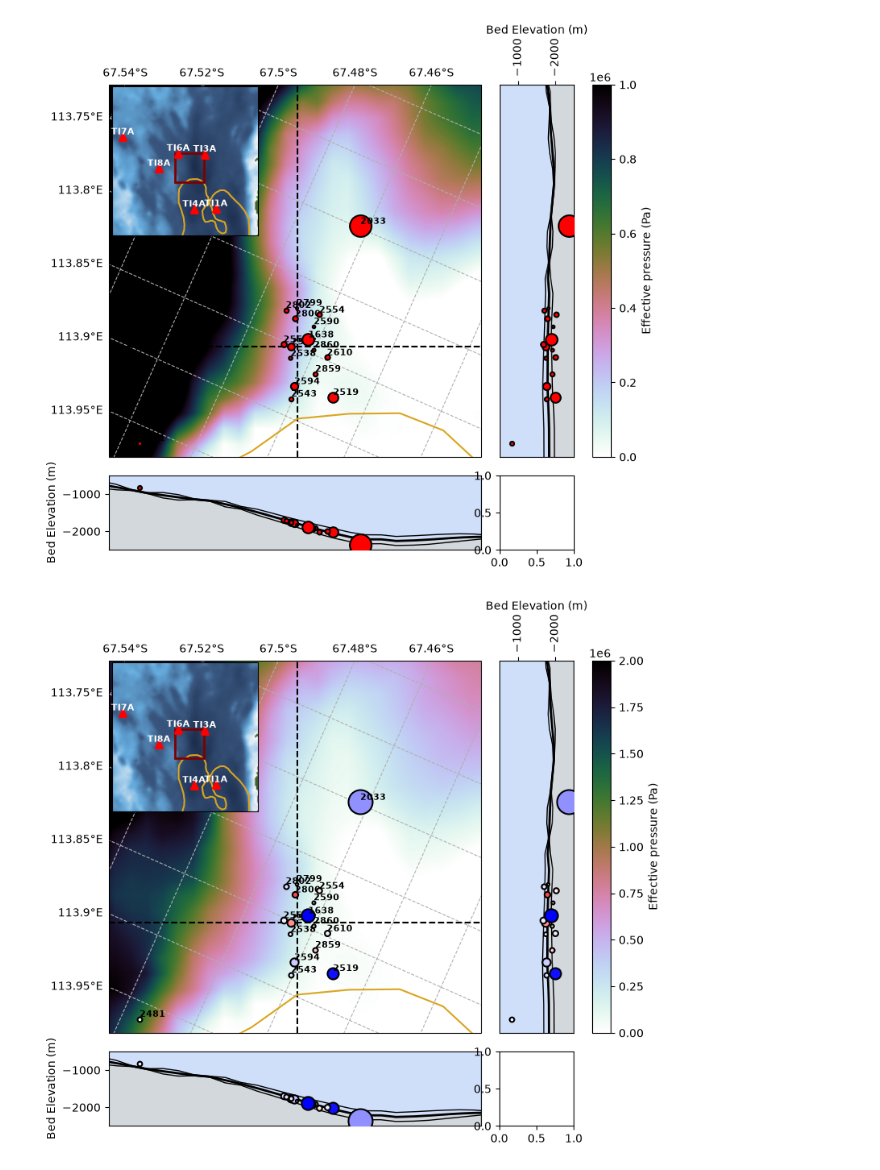
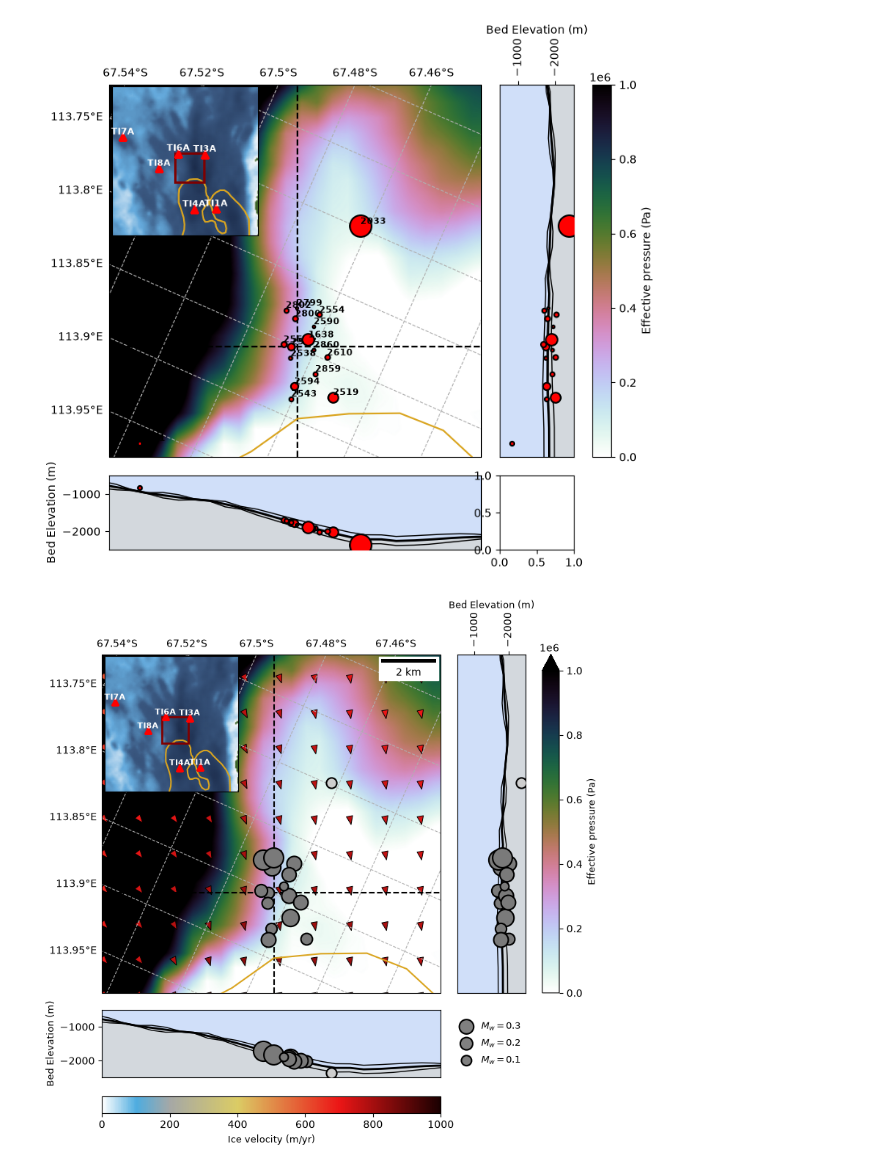
Before and after one commit to JMagyar15/totten-analysis, a Jupyter notebook: event_locations.ipynb, the cells around one changed output. Drawn from its saved outputs; the diff is of its cells as text; code cells hidden in the pictures.

Commit message:
updated plots

```diff
--- a/event_locations.ipynb
+++ b/event_locations.ipynb
@@ -101,6 +102,8 @@ grounding_zone = directory + 'Antarctic_GZ_2018_v01.0.shp'
 hydrology_file = directory + 'hydrology_outputs_ll.nc'
 hydrology_data = xr.open_dataset(hydrology_file, engine="netcdf4")
 
+ice_velocity_file = directory + 'antarctica_ice_velocity_450m_v2.nc'
+vel_data = xr.open_dataset(ice_velocity_file, engine="netcdf4")
 
 xmin = 2.2615e6
 xmax = 2.2735e6
@@ -116,7 +119,8 @@ ylin = np.mgrid[ymin:ymax:resolution]
 bed_grid = xr.Dataset(coords=dict(x=("x", xlin),y=("y", ylin)))
 bedmap_interp = bedmap3.interp_like(bed_grid)
 hydro_interp = hydrology_data.interp_like(bed_grid)
-bed_grid = bed_grid.assign(dict(bed_topography = bedmap_interp.bed_topography,bed_uncertainty = bedmap_interp.bed_uncertainty,effective_pressure=hydro_interp.effective_pressure))
+vel_interp = vel_data.interp_like(bed_grid)
+bed_grid = bed_grid.assign(dict(bed_topography = bedmap_interp.bed_topography,effective_pressure=hydro_interp.effective_pressure,sheet_thickness=hydro_interp.sheet_thickness,bed_uncertainty=bedmap_interp.bed_uncertainty,velX=vel_interp.VX,velY=vel_interp.VY))
 # %%
 grounding_zone_data = shpreader.Reader(grounding_zone)
 
@@ -474,7 +478,20 @@ def cb_map(val,cb_min,cb_max):
     return mapped
 
 cmap_sign = plt.colormaps.get_cmap('bwr')
+# %%
+moment_mags = chunk.load_csv(c_path,'moment_magnitude')
+temp_cat.attributes['Mw'] = moment_mags['Mw']
+temp_cat.attributes['M0'] = moment_mags['M0']
+groups = temp_cat.group_split()
+up_group = groups[2033]
+groups.pop(2033) #upstream group
+groups.pop(2481) #group the could not be located
+down_groups = list(groups.values())[0]
+for i in range(1,len(groups)):
+    down_groups += list(groups.values())[i]
 # %%
+greys = plt.colormaps.get_cmap('Greys')
+
 fig = plt.figure(figsize=(6,6))
 
 ne_ax = fig.add_subplot(111,projection = ccrs.SouthPolarStereo())
@@ -490,7 +507,7 @@ ne_ax.add_geometries(up_xy, crs=ccrs.epsg(3031), facecolor="none", edgecolor="go
 ep = bed_grid.effective_pressure.values
 ep[ep<=0.0] = -2e5
 
-pc_ep = ne_ax.pcolormesh(xlin,ylin,ep.T,cmap='cubehelix_r',vmin=0,vmax=2e6,shading='gouraud',transform=stereo,rasterized=True)
+pc_ep = ne_ax.pcolormesh(xlin,ylin,ep.T,cmap='cubehelix_r',vmin=0,vmax=1e6,shading='gouraud',transform=stereo,rasterized=True)
 
 skip = 50
 
@@ -499,19 +516,19 @@ XYT = ne_ax.projection.transform_points(stereo,X,Y)
 X1 = XYT[:,:,0]
 Y1 = XYT[:,:,1]
 
-#U = bed_grid.velX.values[::skip, ::skip]
-#V = bed_grid.velY.values[::skip, ::skip]
+U = bed_grid.velX.values[::skip, ::skip]
+V = bed_grid.velY.values[::skip, ::skip]
 
-#mag = np.sqrt(U**2 + V**2)
+mag = np.sqrt(U**2 + V**2)
 
-# Uhat = U / mag
-# Vhat = V / mag
+Uhat = U / mag
+Vhat = V / mag
 
-# Uhat[mag <= 50] = np.nan
-# Vhat[mag <= 50] = np.nan
+Uhat[mag <= 50] = np.nan
+Vhat[mag <= 50] = np.nan
 
 
-# ne_ax.quiver(X1,Y1,Uhat,Vhat,mag,cmap=vel_cmap,scale=40,headwidth=6,headlength=8,headaxislength=8,edgecolor='black',linewidth=0.7,norm=Normalize(vmin=0,vmax=1000))
+ne_ax.quiver(X1,Y1,Uhat,Vhat,mag,cmap=vel_cmap,scale=40,headwidth=6,headlength=8,headaxislength=8,edgecolor='black',linewidth=0.7,norm=Normalize(vmin=0,vmax=1000))
 
 ne_ax.set_aspect('equal')
 
@@ -520,7 +537,9 @@ y_tot = 0.0
 
 n = 0
 
-for clust_num in groups.keys():
+groups = temp_cat.group_split()
+
+for clust_num, cat in groups.items():
 
     try:
         gamma_xr = xr.load_dataset(os.path.join(m_path,'misfit_surface_'+str(clust_num)+'.nc'))
@@ -541,13 +560,22 @@ for clust_num in groups.keys():
     x_tot += x_loc
     y_tot += y_loc
 
-    size = gamma_xr.N / 4
-    #size = 50
+    #size = gamma_xr.N / 4
+    #size = 100
 
-    color = cmap_sign(cb_map(group_skew[clust_num],-1,1))
+    size = 500 * np.mean(cat.attributes['Mw']) + 50
+
+    if clust_num in down_groups.group_split().keys():
+        color = greys(0.6)
+    elif clust_num in up_group.group_split().keys():
+        color = greys(0.3)
+    else:
+        continue
+
+    #color = cmap_sign(cb_map(group_skew[clust_num],-1,1))
 
     ne_ax.scatter(x_loc,y_loc,marker='o',s=size,zorder=5,c=color,edgecolors='black',linewidths=1.5,transform=stereo)
-    ne_ax.annotate(str(clust_num),(x_loc,y_loc),c='black',weight='bold',zorder=5,size=8,transform=stereo,va='bottom')
+    #ne_ax.annotate(str(clust_num),(x_loc,y_loc),c='black',weight='bold',zorder=5,size=8,transform=stereo,va='bottom')
 
 
     x_proj = ccrs.SouthPolarStereo().transform_points(ccrs.epsg(3031),xlin,np.full_like(xlin,y_loc))[:,0]
@@ -610,61 +638,63 @@ nz_ax.tick_params(axis='x', labelrotation=90)
 
 nz_ax.xaxis.set_ticks_position('top')
 
-ez_ax.set_ylabel('Bed Elevation (m)')
-nz_ax.set_xlabel('Bed Elevation (m)')
+ez_ax.set_ylabel('Bed Elevation (m)',fontsize=9)
+nz_ax.set_xlabel('Bed Elevation (m)',fontsize=9)
 
 nz_ax.xaxis.set_label_position('top')
 
 cb_ax = ne_ax.inset_axes(bounds = [1.3,0,0.05,1],transform=ne_ax.transAxes)
-clb = fig.colorbar(pc_ep, cax = cb_ax)
-clb.set_label('Effective pressure (Pa)')
+clb = fig.colorbar(pc_ep, cax = cb_ax,extend='max')
+clb.set_label('Effective pressure (Pa)',fontsize=9)
 
-# cb_ax2 = ne_ax.inset_axes(bounds = [0,-0.355,1,0.05],transform=ne_ax.transAxes)
-# clb = fig.colorbar(plt.cm.ScalarMappable(plt.Normalize(0,1000),cmap=vel_cmap), cax = cb_ax2,orientation='horizontal')
-# clb.set_label('Ice velocity (m/yr)')
+cb_ax2 = ne_ax.inset_axes(bounds = [0,-0.355,1,0.05],transform=ne_ax.transAxes)
+clb = fig.colorbar(plt.cm.ScalarMappable(plt.Normalize(0,1000),cmap=vel_cmap), cax = cb_ax2,orientation='horizontal')
+clb.set_label('Ice velocity (m/yr)',fontsize=9)
 
+scalebar = ScaleBar(0.001, "km", length_fraction=0.25,border_pad=0.25,fixed_value=2)
+ne_ax.add_artist(scalebar)
+sizes = 500 * np.array([0.1,0.2,0.3]) + 50
 
-# scalebar = ScaleBar(0.001, "km", length_fraction=0.25,border_pad=0.25,fixed_value=2)
-# ne_ax.add_artist(scalebar)
+#dot_c = cmap(cb_map(np.array([0,0.5,1]),0,1))
+dot_ax.scatter([0,0,0],[1,2,3],c='grey',marker='o',s=sizes,zorder=5,edgecolors='black',linewidths=1.5)
 
-# dot_c = cmap(cb_map(np.array([0,0.5,1]),0,1))
-# dot_ax.scatter([0,0,0],[1,2,3],c=dot_c,marker='o',s=150,zorder=5,edgecolors='black',linewidths=1.5)
+dot_ax.set_ylim(0,4)
+dot_ax.set_xlim(-0.6,4)
+dot_ax.set_axis_off()
 
-# dot_ax.set_ylim(0,4)
-# dot_ax.set_xlim(-0.5,4)
-# dot_ax.set_axis_off()
-
-# dot_ax.annotate('Strong Tidal Anomaly',xy=(1,3),ha='left',va='center',fontsize=9)
-# dot_ax.annotate('Weak Tidal Anomaly',xy=(1,2),ha='left',va='center',fontsize=9)
-# dot_ax.annotate('No Tidal Anomaly',xy=(1,1),ha='left',va='center',fontsize=9)
+dot_ax.annotate(r'$M_w = 0.3$',xy=(1,3),ha='left',va='center',fontsize=9)
+dot_ax.annotate(r'$M_w = 0.2$',xy=(1,2),ha='left',va='center',fontsize=9)
+dot_ax.annotate(r'$M_w = 0.1$',xy=(1,1),ha='left',va='center',fontsize=9)
 
 inset_ax = ne_ax.inset_axes(bounds = [0.005, 1-0.4-0.005, 0.4, 0.4], transform = ne_ax.transAxes, projection = ccrs.SouthPolarStereo(),zorder=50)
 inset_ax.set_extent([113.2, 114.3, -67.7, -67.3],crs=wgs84)
 
 
 inset_grid = xr.Dataset(coords=dict(x=("x", np.mgrid[2.2e6:2.3e6:500]),y=("y", np.mgrid[-1.1e6:-0.95e6:500])))
 bedmap_interp = bedmap3.interp_like(inset_grid)
 inset_grid = inset_grid.assign(dict(bed_topography = bedmap_interp.bed_topography))
 
 inset_ax.pcolormesh(inset_grid.x,inset_grid.y,inset_grid.bed_topography,shading='gouraud',rasterized=True, transform=stereo,cmap = cmap_bedmachine(),vmin=-3000,vmax=3000)
 
 _, inset_indicator = inset_ax.indicate_inset_zoom(ne_ax, edgecolor = 'maroon',alpha=1,linewidth=2,zorder=25) # indicate on main axes the inset axes
 
 for connector in inset_indicator:
     connector.set_visible(False)
 
 
 inset_ax.add_geometries(up_xy, crs=ccrs.epsg(3031), facecolor="none", edgecolor="goldenrod", linewidth=1.5,zorder=20)
 inset_ax.add_geometries(dn_ll, crs=ccrs.epsg(3031), facecolor="none", edgecolor="palegoldenrod", linewidth=1.5, zorder=20)
 inset_ax.add_geometries(isl_ll, crs=ccrs.epsg(3031), facecolor="none", edgecolor="white", linewidth=1.5, zorder=20)
 
 
 for i, sta_name in enumerate(bedscan.sta_lst):
 
     sta_x = bedscan.sta_xy[i,0]
     sta_y = bedscan.sta_xy[i,1]
 
     inset_ax.scatter(sta_x,sta_y,marker='^',color='red',s=50,transform=stereo,zorder=30)
     inset_ax.annotate(sta_name,(sta_x,sta_y),c='white',weight='bold',zorder=30,size=8,transform=stereo,ha='center',va='bottom')
+
+fig.savefig('Fig3_event_locations.pdf',bbox_inches='tight',dpi=400)
 # %% [output]
-[figure, old version]
+[figure, new version]
```
Also changed, not shown: parts of 1 cell of this notebook, 1 other file.
